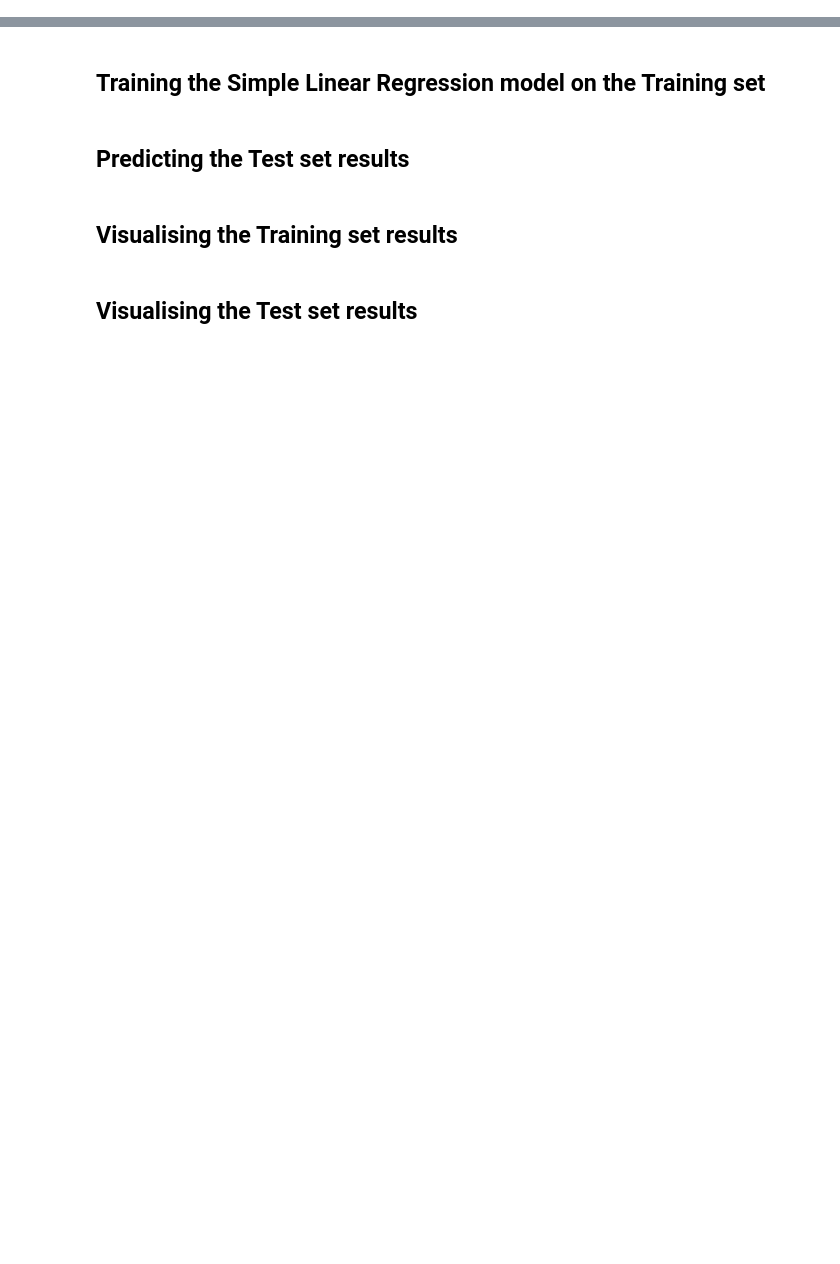
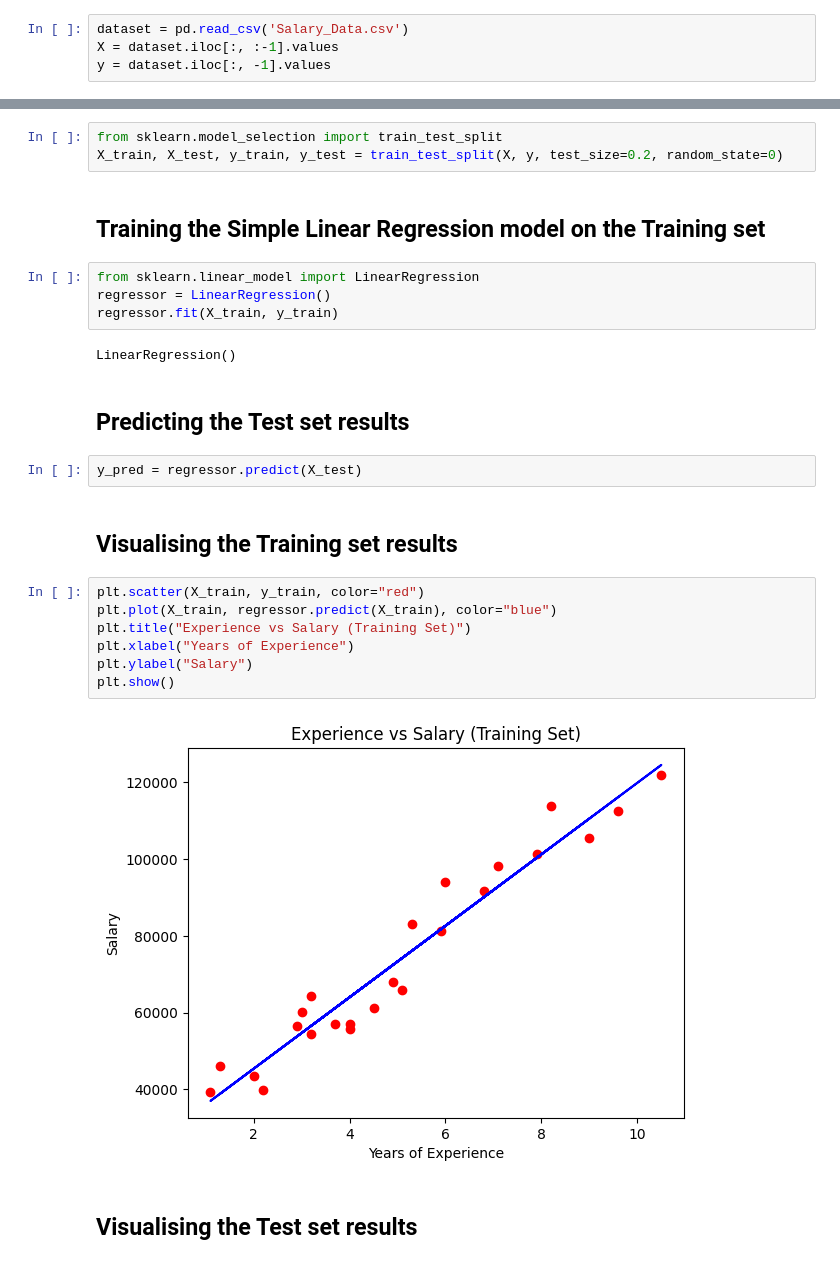
Before and after one commit to Charan20510/ml_udemy, a Jupyter notebook: colab/simple_linear_regression.ipynb, the cells around one changed output, grey strips where cells are left out. Drawn from its saved outputs; the diff is of its cells as text; blank space fills up the shorter version.

```diff
--- a/colab/simple_linear_regression.ipynb
+++ b/colab/simple_linear_regression.ipynb
@@ -7,12 +11,36 @@
 # %% [markdown]
 ## Importing the dataset
+# %%
+dataset = pd.read_csv('Salary_Data.csv')
+X = dataset.iloc[:, :-1].values
+y = dataset.iloc[:, -1].values
 # %% [markdown]
 ## Splitting the dataset into the Training set and Test set
+# %%
+from sklearn.model_selection import train_test_split
+X_train, X_test, y_train, y_test = train_test_split(X, y, test_size=0.2, random_state=0)
 # %% [markdown]
 ## Training the Simple Linear Regression model on the Training set
+# %%
+from sklearn.linear_model import LinearRegression
+regressor = LinearRegression()
+regressor.fit(X_train, y_train)
+# %% [output]
+LinearRegression()
 # %% [markdown]
 ## Predicting the Test set results
+# %%
+y_pred = regressor.predict(X_test)
 # %% [markdown]
 ## Visualising the Training set results
+# %%
+plt.scatter(X_train, y_train, color="red")
+plt.plot(X_train, regressor.predict(X_train), color="blue")
+plt.title("Experience vs Salary (Training Set)")
+plt.xlabel("Years of Experience")
+plt.ylabel("Salary")
+plt.show()
+# %% [output]
+[figure, added]
 # %% [markdown]
 ## Visualising the Test set results
```
Also changed, not shown: parts of 2 cells of this notebook.
